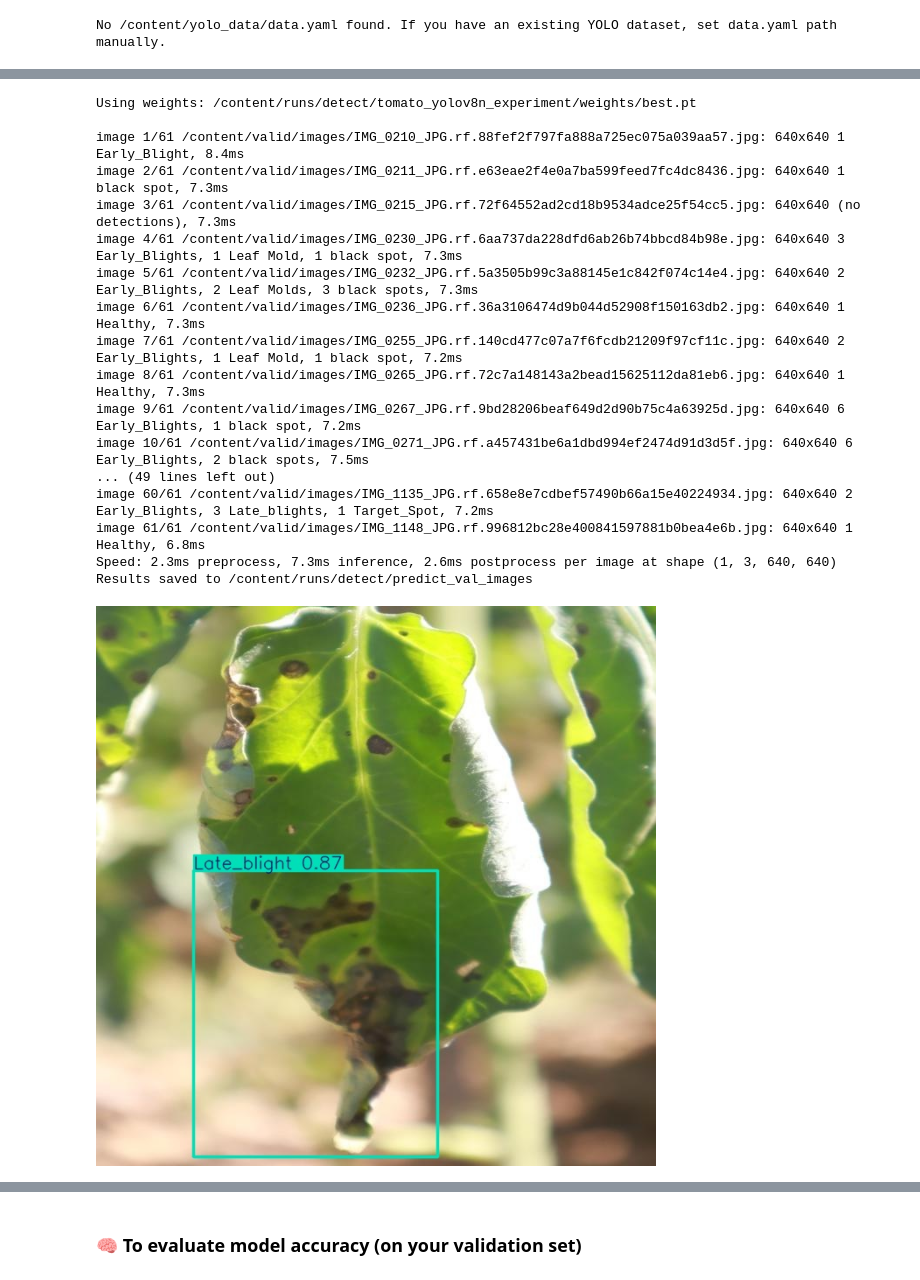
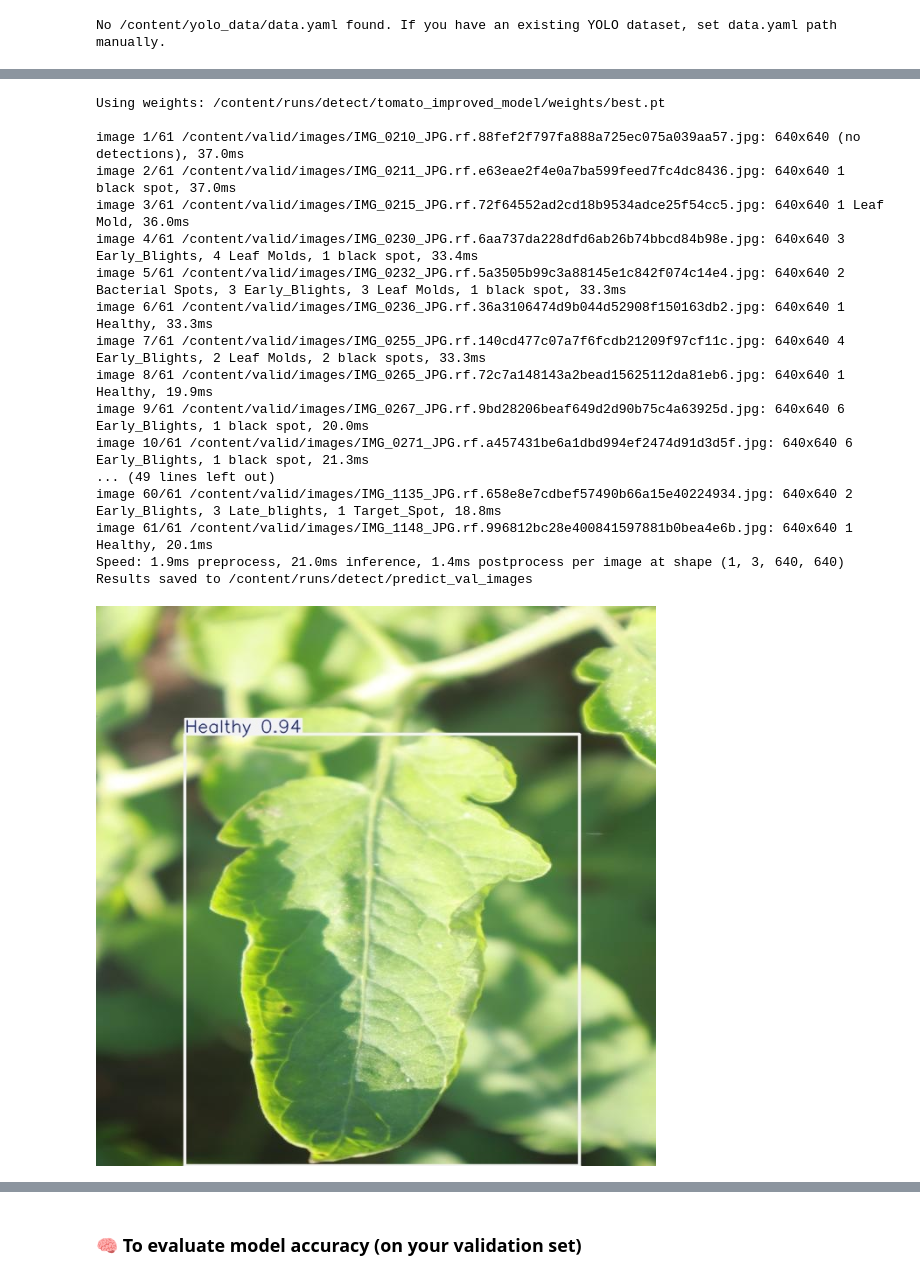
Before and after one commit to pranavchaudhari0101/-tomatoyolov8model, a Jupyter notebook: tomato_yolov8_colab.ipynb, the cells around one changed output, grey strips where cells are left out. Cells and saved outputs as stored; diff of their text form; code cells hidden in the pictures.

```diff
--- a/tomato_yolov8_colab.ipynb
+++ b/tomato_yolov8_colab.ipynb
@@ -241,42 +252,42 @@ Results saved to /content/runs/detect/tomato_yolov8n_experiment
 # %%
 # Run prediction on validation images and display a few results
 import glob, os, sys
 from ultralytics import YOLO # Import YOLO directly
 
-weights = '/content/runs/detect/tomato_yolov8n_experiment/weights/best.pt'
+weights = '/content/runs/detect/tomato_improved_model/weights/best.pt'
 if not os.path.exists(weights):
-    weights = '/content/runs/detect/tomato_yolov8n_experiment/weights/last.pt'
+    weights = '/content/runs/detect/tomato_improved_model/weights/last.pt'
 print('Using weights:', weights)
 
 # Load a model
 model = YOLO(weights) # Load trained weights
 
 # Run inference on the validation set
 # The 'predict' method returns a list of Results objects
 results = model.predict(source='/content/valid/images', imgsz=640, conf=0.25, save=True, name='predict_val_images')
 
 # show a few prediction images
 from IPython.display import Image, display
 pred_dir = '/content/runs/detect/predict_val_images'
 imgs = glob.glob(pred_dir + '/*.jpg') + glob.glob(pred_dir + '/*.png')
 for img in imgs[:6]:
     display(Image(img, width=600))
 # %% [output]
-Using weights: /content/runs/detect/tomato_yolov8n_experiment/weights/best.pt
+Using weights: /content/runs/detect/tomato_improved_model/weights/best.pt
 
-image 1/61 /content/valid/images/IMG_0210_JPG.rf.88fef2f797fa888a725ec075a039aa57.jpg: 640x640 1 Early_Blight, 8.4ms
-image 2/61 /content/valid/images/IMG_0211_JPG.rf.e63eae2f4e0a7ba599feed7fc4dc8436.jpg: 640x640 1 black spot, 7.3ms
-image 3/61 /content/valid/images/IMG_0215_JPG.rf.72f64552ad2cd18b9534adce25f54cc5.jpg: 640x640 (no detections), 7.3ms
-image 4/61 /content/valid/images/IMG_0230_JPG.rf.6aa737da228dfd6ab26b74bbcd84b98e.jpg: 640x640 3 Early_Blights, 1 Leaf Mold, 1 black spot, 7.3ms
-image 5/61 /content/valid/images/IMG_0232_JPG.rf.5a3505b99c3a88145e1c842f074c14e4.jpg: 640x640 2 Early_Blights, 2 Leaf Molds, 3 black spots, 7.3ms
-image 6/61 /content/valid/images/IMG_0236_JPG.rf.36a3106474d9b044d52908f150163db2.jpg: 640x640 1 Healthy, 7.3ms
-image 7/61 /content/valid/images/IMG_0255_JPG.rf.140cd477c07a7f6fcdb21209f97cf11c.jpg: 640x640 2 Early_Blights, 1 Leaf Mold, 1 black spot, 7.2ms
-image 8/61 /content/valid/images/IMG_0265_JPG.rf.72c7a148143a2bead15625112da81eb6.jpg: 640x640 1 Healthy, 7.3ms
-image 9/61 /content/valid/images/IMG_0267_JPG.rf.9bd28206beaf649d2d90b75c4a63925d.jpg: 640x640 6 Early_Blights, 1 black spot, 7.2ms
-image 10/61 /content/valid/images/IMG_0271_JPG.rf.a457431be6a1dbd994ef2474d91d3d5f.jpg: 640x640 6 Early_Blights, 2 black spots, 7.5ms
+image 1/61 /content/valid/images/IMG_0210_JPG.rf.88fef2f797fa888a725ec075a039aa57.jpg: 640x640 (no detections), 37.0ms
+image 2/61 /content/valid/images/IMG_0211_JPG.rf.e63eae2f4e0a7ba599feed7fc4dc8436.jpg: 640x640 1 black spot, 37.0ms
+image 3/61 /content/valid/images/IMG_0215_JPG.rf.72f64552ad2cd18b9534adce25f54cc5.jpg: 640x640 1 Leaf Mold, 36.0ms
+image 4/61 /content/valid/images/IMG_0230_JPG.rf.6aa737da228dfd6ab26b74bbcd84b98e.jpg: 640x640 3 Early_Blights, 4 Leaf Molds, 1 black spot, 33.4ms
+image 5/61 /content/valid/images/IMG_0232_JPG.rf.5a3505b99c3a88145e1c842f074c14e4.jpg: 640x640 2 Bacterial Spots, 3 Early_Blights, 3 Leaf Molds, 1 black spot, 33.3ms
+image 6/61 /content/valid/images/IMG_0236_JPG.rf.36a3106474d9b044d52908f150163db2.jpg: 640x640 1 Healthy, 33.3ms
+image 7/61 /content/valid/images/IMG_0255_JPG.rf.140cd477c07a7f6fcdb21209f97cf11c.jpg: 640x640 4 Early_Blights, 2 Leaf Molds, 2 black spots, 33.3ms
+image 8/61 /content/valid/images/IMG_0265_JPG.rf.72c7a148143a2bead15625112da81eb6.jpg: 640x640 1 Healthy, 19.9ms
+image 9/61 /content/valid/images/IMG_0267_JPG.rf.9bd28206beaf649d2d90b75c4a63925d.jpg: 640x640 6 Early_Blights, 1 black spot, 20.0ms
+image 10/61 /content/valid/images/IMG_0271_JPG.rf.a457431be6a1dbd994ef2474d91d3d5f.jpg: 640x640 6 Early_Blights, 1 black spot, 21.3ms
 ... (49 lines left out)
-image 60/61 /content/valid/images/IMG_1135_JPG.rf.658e8e7cdbef57490b66a15e40224934.jpg: 640x640 2 Early_Blights, 3 Late_blights, 1 Target_Spot, 7.2ms
-image 61/61 /content/valid/images/IMG_1148_JPG.rf.996812bc28e400841597881b0bea4e6b.jpg: 640x640 1 Healthy, 6.8ms
-Speed: 2.3ms preprocess, 7.3ms inference, 2.6ms postprocess per image at shape (1, 3, 640, 640)
+image 60/61 /content/valid/images/IMG_1135_JPG.rf.658e8e7cdbef57490b66a15e40224934.jpg: 640x640 2 Early_Blights, 3 Late_blights, 1 Target_Spot, 18.8ms
+image 61/61 /content/valid/images/IMG_1148_JPG.rf.996812bc28e400841597881b0bea4e6b.jpg: 640x640 1 Healthy, 20.1ms
+Speed: 1.9ms preprocess, 21.0ms inference, 1.4ms postprocess per image at shape (1, 3, 640, 640)
 Results saved to /content/runs/detect/predict_val_images
-[figure, old version]
+[figure, new version]
```
Also changed, not shown: parts of 10 cells of this notebook.
